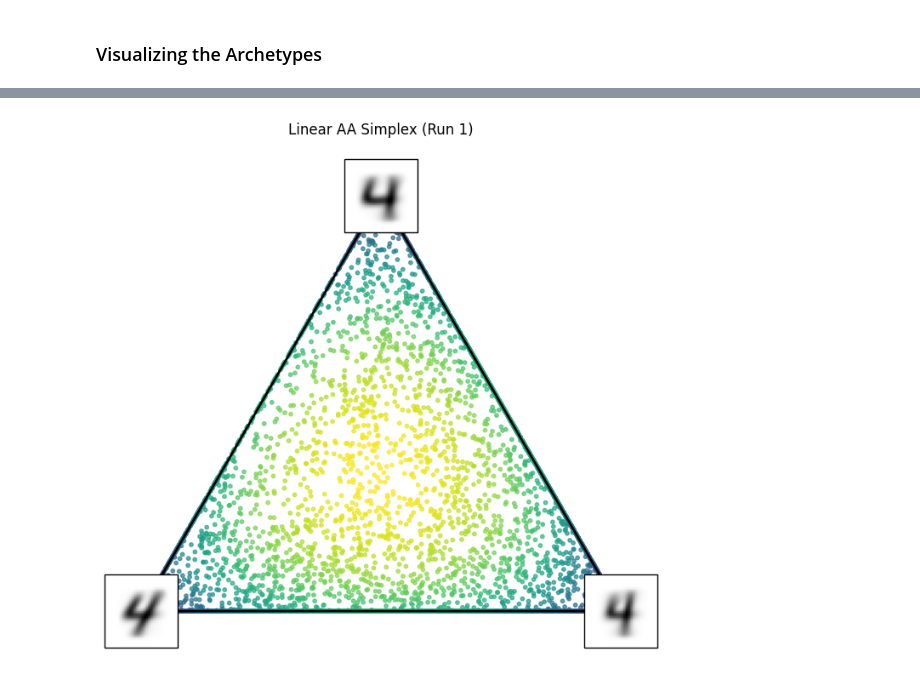
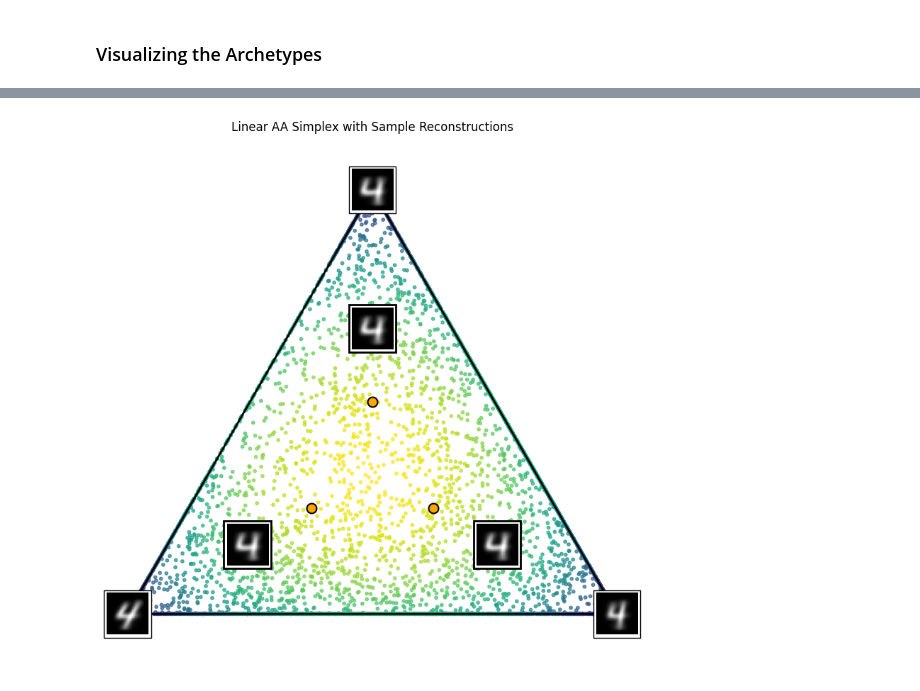
Before and after one commit to joaommata/Deep-Archetypal-Analysis, a Jupyter notebook: LinearAA/Python/LinearAA_MNIST.ipynb, the cells around one changed output, grey strips where cells are left out. Saved outputs shown, nothing was run; the diff lists cells and outputs as text; code cells hidden in the pictures.

```diff
--- a/LinearAA/Python/LinearAA_MNIST.ipynb
+++ b/LinearAA/Python/LinearAA_MNIST.ipynb
@@ -304,42 +298,75 @@ OMP: Info #276: omp_set_nested routine deprecated, please use omp_set_max_active
 # %%
-def plot_simplex(S, C=None, title="Simplex Plot", s=10, cmap='viridis', show_archetypes=True):
+import numpy as np
+import matplotlib.pyplot as plt
+from matplotlib.patches import Polygon
+from matplotlib.offsetbox import OffsetImage, AnnotationBbox
+from scipy.stats import entropy
+
+def plot_simplex_with_samples(S, C=None, title="Simplex Plot", s=10, cmap='viridis',
+                               show_archetypes=True, sample_points=None, img_shape=(28, 28),
+                               zoom=1.5):
     S = np.array(S)
     k, N = S.shape
     if k != 3:
         raise ValueError("Simplex plot only works for k=3 archetypes")
 
-    # Barycentric coordinates -> 2D triangle coordinates
-    vertices = np.array([[0,0], [1,0], [0.5, np.sqrt(3)/2]])
-    X_simplex = S.T @ vertices  # shape: (N_samples, 2)
+    # Auto-detect and fix C orientation
+    if C is not None:
+        C = np.array(C)
+        if C.shape[0] == 3 and C.shape[1] != 3:
+            C = C.T
+        elif C.shape[0] != np.prod(img_shape):
+            print(f"Warning: C shape {C.shape} may not match img_shape {img_shape}")
 
-    # Compute mixing strength (entropy)
-    from scipy.stats import entropy
-    mix_strength = np.array([entropy(S[:,i]) for i in range(N)])
-    mix_strength /= np.log(3)  # normalize between 0 and 1
+    vertices = np.array([[0, 0], [1, 0], [0.5, np.sqrt(3)/2]])
+    X_simplex = S.T @ vertices  # shape: (N, 2)
 
-    # Plot samples
-    plt.figure(figsize=(8,8))
-    plt.scatter(X_simplex[:,0], X_simplex[:,1], c=mix_strength, cmap=cmap, s=s, alpha=0.7)
+    mix_strength = np.array([entropy(S[:, i]) for i in range(N)])
+    mix_strength /= np.log(3)
 
-    # Draw triangle edges
-    triangle = plt.Polygon(vertices, fill=False, edgecolor='black', linewidth=2)
+    plt.figure(figsize=(8, 8))
+    plt.scatter(X_simplex[:, 0], X_simplex[:, 1], c=mix_strength,
+                cmap=cmap, s=s, alpha=0.7)
+    triangle = Polygon(vertices, fill=False, linewidth=2)
     plt.gca().add_patch(triangle)
 
-    # Plot archetypes at corners if requested
     if show_archetypes and C is not None:
-        from matplotlib.offsetbox import OffsetImage, AnnotationBbox
         for i in range(3):
-            img = C[:, i].reshape(28,28)  # adjust if different feature dims
-            im_box = OffsetImage(img, zoom=2.0, cmap='gray_r')
+            img = C[:, i].reshape(img_shape)
+            im_box = OffsetImage(img, zoom=zoom, cmap='gray')
             ab = AnnotationBbox(im_box, vertices[i], frameon=True, pad=0.3)
+            plt.gca().add_artist(ab)
+
+    if sample_points is not None and C is not None:
+        for weights in sample_points:
+            weights = np.array(weights)
+            weights = weights / weights.sum()
+            pos_2d = weights @ vertices
+            reconstructed = C @ weights
+            img = reconstructed.reshape(img_shape)
+            plt.scatter(pos_2d[0], pos_2d[1], c='orange', s=100,
+                       marker='o', edgecolors='black', linewidths=1.5, zorder=10)
+            offset = pos_2d - np.array([0.5, np.sqrt(3)/6])
+            offset = offset / np.linalg.norm(offset) * 0.15
+            ab = AnnotationBbox(im_box, pos_2d + offset, frameon=True,
+                               pad=0.3, bboxprops=dict(linewidth=2))
             plt.gca().add_artist(ab)
 
     plt.title(title)
     plt.axis('equal')
     plt.axis('off')
+    plt.tight_layout()
     plt.show()
 
-# Linear AA
-plot_simplex(S_matrices[0], C=C_recon, title="Linear AA Simplex (Run 1)")
+# Example barycentric sample points
+sample_points = [
+    (0.1, 0.05, 0.05),  # Near archetype 0
+    (0.05, 0.1, 0.05),  # Near archetype 1
+    (0.05, 0.05, 0.1)   # Near archetype 2
+]
+
+plot_simplex_with_samples(S_matrices[0], C=C_recon,
+                          title="Linear AA Simplex with Sample Reconstructions",
+                          sample_points=sample_points)
 # %% [output]
-[figure, old version]
+[figure, new version]
```
Also changed, not shown: parts of 10 cells of this notebook, 1 other file.
